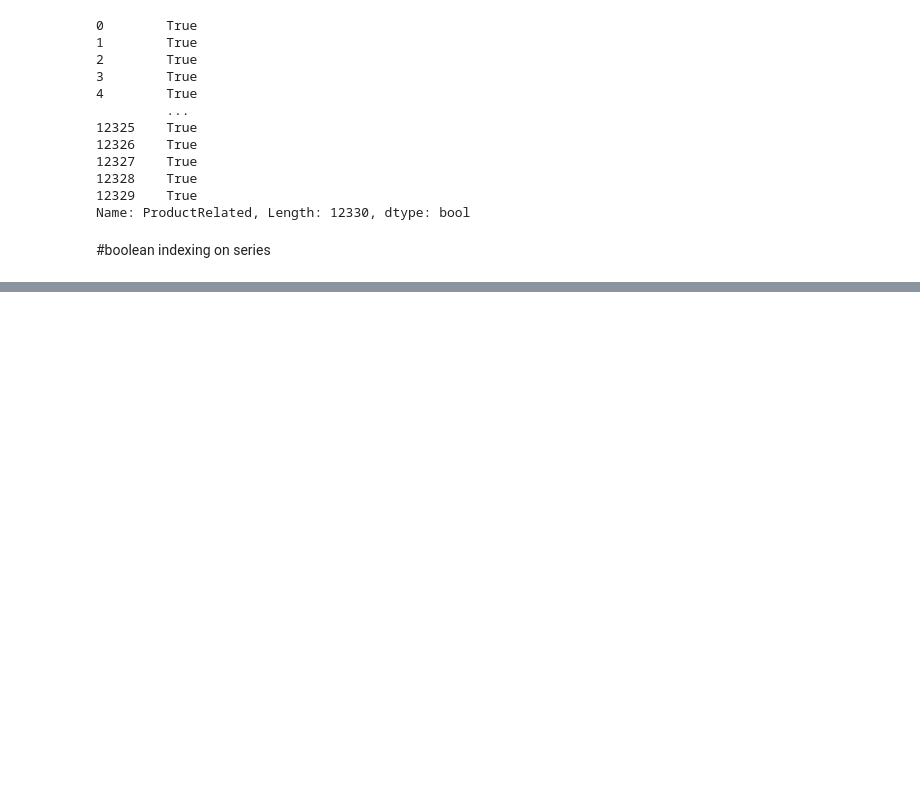
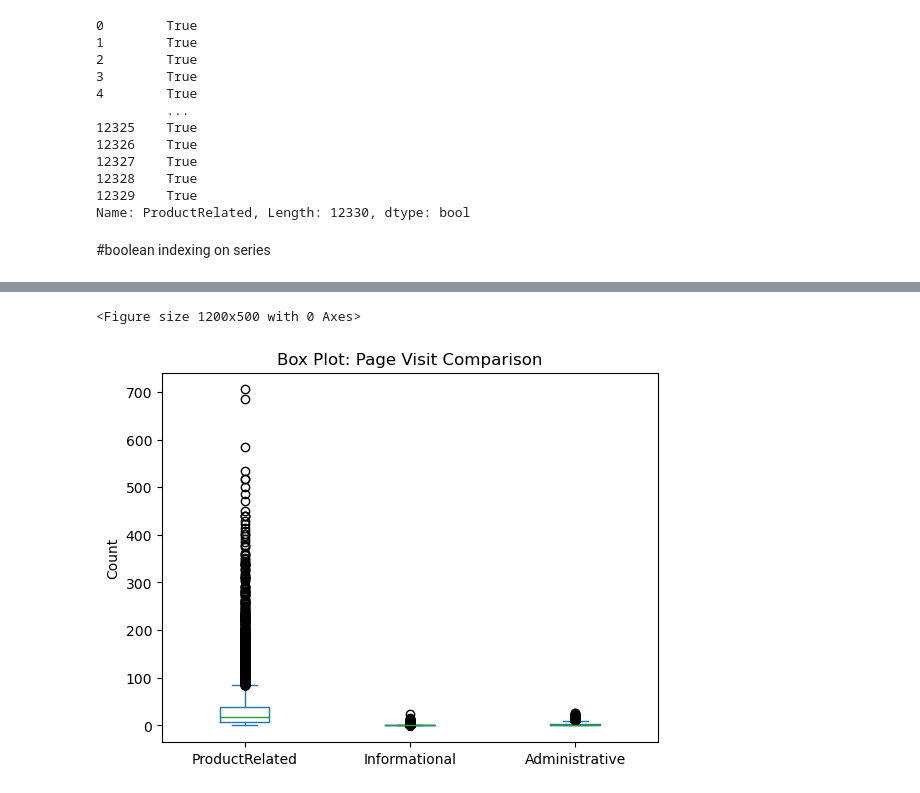
Before and after one commit to ajinkyadhakne321-dot/pandas.env, a Jupyter notebook: s-16-pandas copy.ipynb, the cells around one changed output, grey strips where cells are left out. Drawn from its saved outputs; the diff is of its cells as text; code cells hidden in the pictures; blank space fills up the shorter version.

```diff
--- a/s-16-pandas copy.ipynb
+++ b/s-16-pandas copy.ipynb
@@ -588,0 +614,9 @@ Name: ProductRelated, Length: 12330, dtype: bool
+# %%
+# 3. Box Plot - showing distribution and outliers
+plt.figure(figsize=(12, 5))
+ajdata[['ProductRelated', 'Informational', 'Administrative']].plot(kind='box', title='Box Plot: Page Visit Comparison')
+plt.ylabel('Count')
+plt.show()
+# %% [output]
+<Figure size 1200x500 with 0 Axes>
+[figure, added]
```
Also changed, not shown: parts of 10 cells of this notebook.
